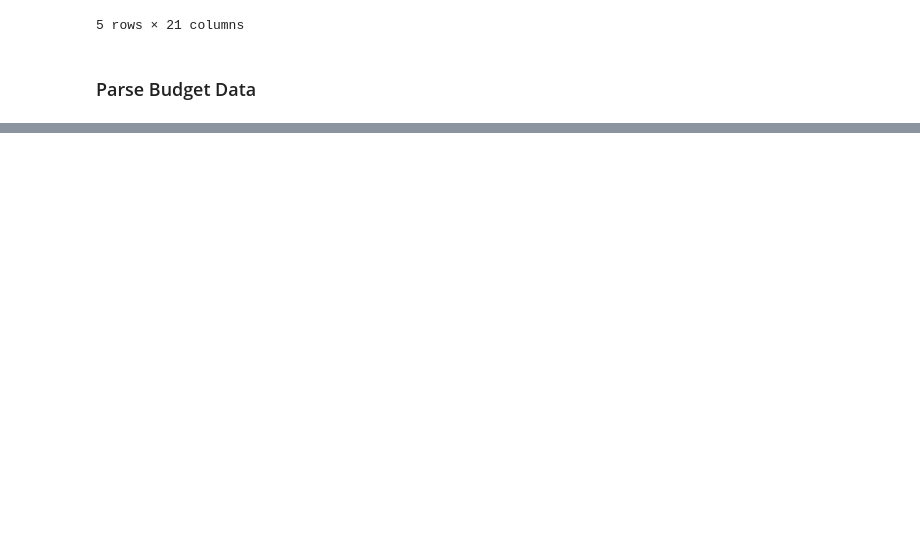
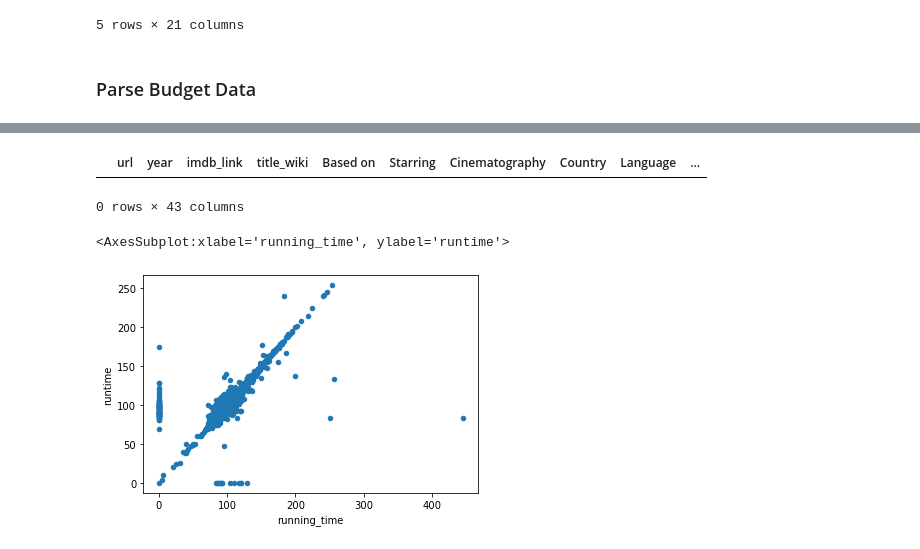
Before and after one commit to corispade/Movie_Analysis_ETL, a Jupyter notebook: extract_movies.ipynb, the cells around one changed output, grey strips where cells are left out. Saved outputs shown, nothing was run; the diff lists cells and outputs as text; code cells hidden in the pictures; blank space fills up the shorter version.

Commit message:
merged and cleaned wiki and kaggle data

```diff
--- a/extract_movies.ipynb
+++ b/extract_movies.ipynb
@@ -909,0 +912,3 @@ Name: rating, dtype: float64
+# %%
+# Adding suffixes to easily identify which columns belong to which tables
+movies_df = pd.merge(wiki_movies_df, kaggle_metadata, on='imdb_id', suffixes=['_wiki','_kaggle'])
@@ -909,0 +943,13 @@ Name: rating, dtype: float64
+# %%
+# Look for rows in kaggle dataframe with no titles. Can drop wiki since no null rows in kaggle.
+movies_df[(movies_df['title_kaggle'] == '') | (movies_df['title_kaggle'].isnull())]
+# %% [output]
+|  | url | year | imdb_link | title_wiki | Based on | Starring | Cinematography | Country | Language | ... |
+0 rows × 43 columns
+# %%
+# Look at runtime for each set. more dots on origin of x than y, since y is kaggle, keep kaggle.
+# Fill in kaggle 0s with wiki data
+movies_df.fillna(0).plot(x='running_time', y='runtime', kind='scatter')
+# %% [output]
+<AxesSubplot:xlabel='running_time', ylabel='runtime'>
+[figure, added]
```
Also changed, not shown: parts of 108 cells of this notebook.
